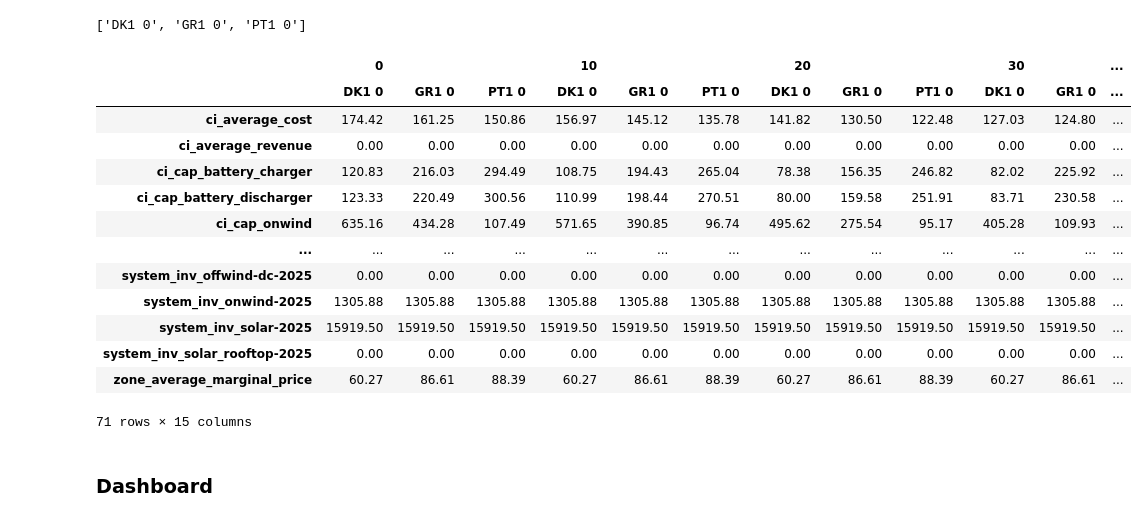
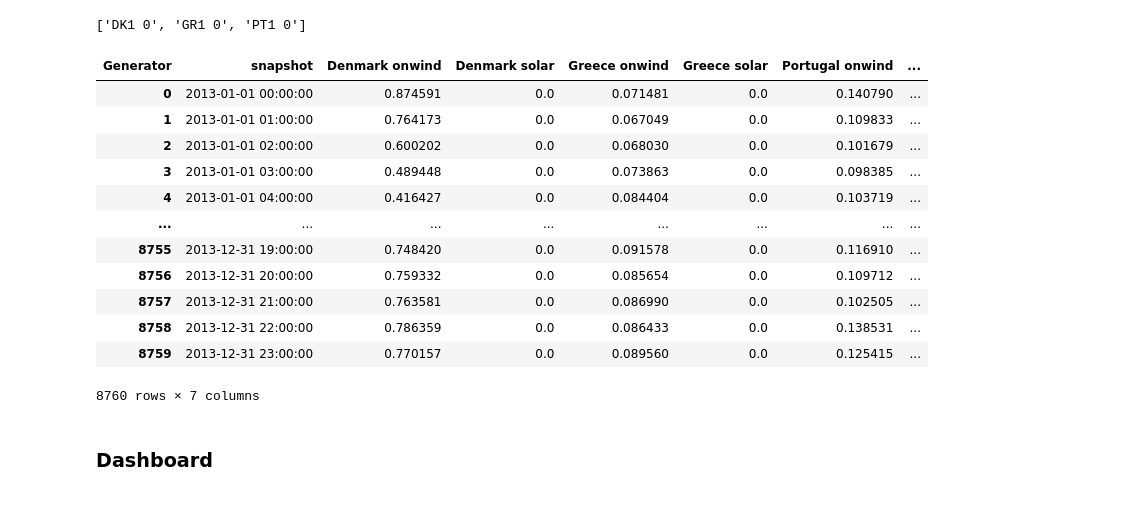
Before and after one commit to Irieo/space-time-optimization, a Jupyter notebook: scripts/dashboard_3.ipynb, the cells around one changed output. Drawn from its saved outputs; the diff is of its cells as text; code cells hidden in the pictures.

```diff
--- a/scripts/dashboard_3.ipynb
+++ b/scripts/dashboard_3.ipynb
@@ -817,26 +831,25 @@ locations
 # %%
 ts = (
     n.generators_t.p_max_pu.filter(regex=f"{location0}|{location1}|{location2}")
     .reset_index()
     .rename(columns={"index": "snapshot"})
     .assign(snapshot=lambda x: pd.to_datetime(x["snapshot"]))
 )
-df
+ts
 # %% [output]
-|  | 0 |  |  | 10 |  |  | 20 |  |  | 30 |  | ... |
-|  | DK1 0 | GR1 0 | PT1 0 | DK1 0 | GR1 0 | PT1 0 | DK1 0 | GR1 0 | PT1 0 | DK1 0 | GR1 0 | ... |
-| ci_average_cost | 174.42 | 161.25 | 150.86 | 156.97 | 145.12 | 135.78 | 141.82 | 130.50 | 122.48 | 127.03 | 124.80 | ... |
-| ci_average_revenue | 0.00 | 0.00 | 0.00 | 0.00 | 0.00 | 0.00 | 0.00 | 0.00 | 0.00 | 0.00 | 0.00 | ... |
-| ci_cap_battery_charger | 120.83 | 216.03 | 294.49 | 108.75 | 194.43 | 265.04 | 78.38 | 156.35 | 246.82 | 82.02 | 225.92 | ... |
-| ci_cap_battery_discharger | 123.33 | 220.49 | 300.56 | 110.99 | 198.44 | 270.51 | 80.00 | 159.58 | 251.91 | 83.71 | 230.58 | ... |
-| ci_cap_onwind | 635.16 | 434.28 | 107.49 | 571.65 | 390.85 | 96.74 | 495.62 | 275.54 | 95.17 | 405.28 | 109.93 | ... |
-| ... | ... | ... | ... | ... | ... | ... | ... | ... | ... | ... | ... | ... |
-| system_inv_offwind-dc-2025 | 0.00 | 0.00 | 0.00 | 0.00 | 0.00 | 0.00 | 0.00 | 0.00 | 0.00 | 0.00 | 0.00 | ... |
-| system_inv_onwind-2025 | 1305.88 | 1305.88 | 1305.88 | 1305.88 | 1305.88 | 1305.88 | 1305.88 | 1305.88 | 1305.88 | 1305.88 | 1305.88 | ... |
-| system_inv_solar-2025 | 15919.50 | 15919.50 | 15919.50 | 15919.50 | 15919.50 | 15919.50 | 15919.50 | 15919.50 | 15919.50 | 15919.50 | 15919.50 | ... |
-| system_inv_solar_rooftop-2025 | 0.00 | 0.00 | 0.00 | 0.00 | 0.00 | 0.00 | 0.00 | 0.00 | 0.00 | 0.00 | 0.00 | ... |
-| zone_average_marginal_price | 60.27 | 86.61 | 88.39 | 60.27 | 86.61 | 88.39 | 60.27 | 86.61 | 88.39 | 60.27 | 86.61 | ... |
+| Generator | snapshot | Denmark onwind | Denmark solar | Greece onwind | Greece solar | Portugal onwind | ... |
+| 0 | 2013-01-01 00:00:00 | 0.874591 | 0.0 | 0.071481 | 0.0 | 0.140790 | ... |
+| 1 | 2013-01-01 01:00:00 | 0.764173 | 0.0 | 0.067049 | 0.0 | 0.109833 | ... |
+| 2 | 2013-01-01 02:00:00 | 0.600202 | 0.0 | 0.068030 | 0.0 | 0.101679 | ... |
+| 3 | 2013-01-01 03:00:00 | 0.489448 | 0.0 | 0.073863 | 0.0 | 0.098385 | ... |
+| 4 | 2013-01-01 04:00:00 | 0.416427 | 0.0 | 0.084404 | 0.0 | 0.103719 | ... |
+| ... | ... | ... | ... | ... | ... | ... | ... |
+| 8755 | 2013-12-31 19:00:00 | 0.748420 | 0.0 | 0.091578 | 0.0 | 0.116910 | ... |
+| 8756 | 2013-12-31 20:00:00 | 0.759332 | 0.0 | 0.085654 | 0.0 | 0.109712 | ... |
+| 8757 | 2013-12-31 21:00:00 | 0.763581 | 0.0 | 0.086990 | 0.0 | 0.102505 | ... |
+| 8758 | 2013-12-31 22:00:00 | 0.786359 | 0.0 | 0.086433 | 0.0 | 0.138531 | ... |
+| 8759 | 2013-12-31 23:00:00 | 0.770157 | 0.0 | 0.089560 | 0.0 | 0.125415 | ... |
-71 rows × 15 columns
+8760 rows × 7 columns
 # %%
 def prepare_heatmap_data(df, location, carrier, scaling, diff_location=None, year=2013):
     # We only have 2013 weather year, but just in case.
```
Also changed, not shown: parts of 6 cells of this notebook, 1 other file.
